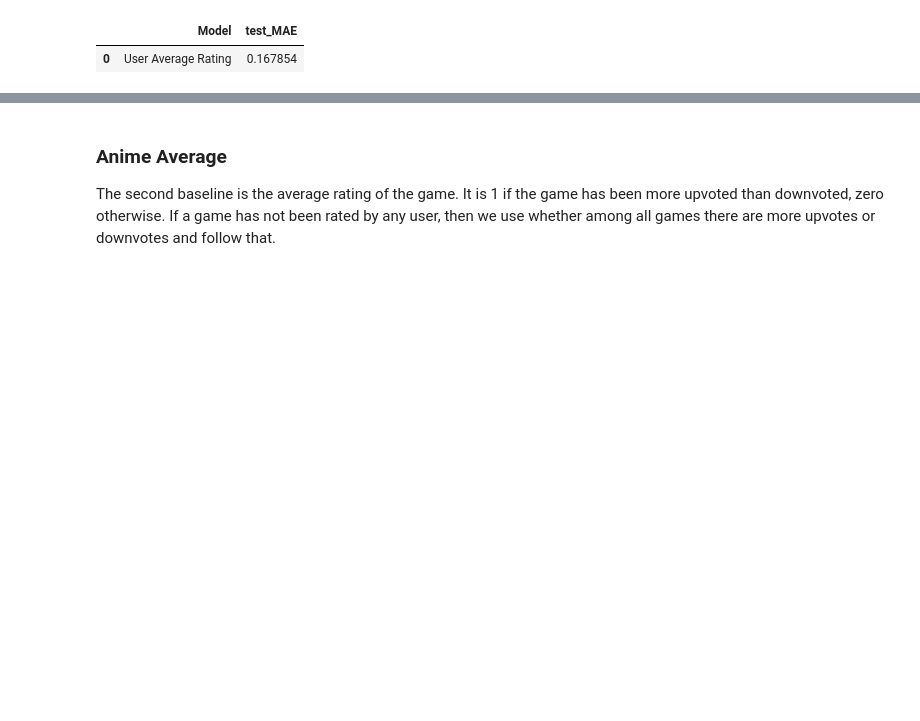
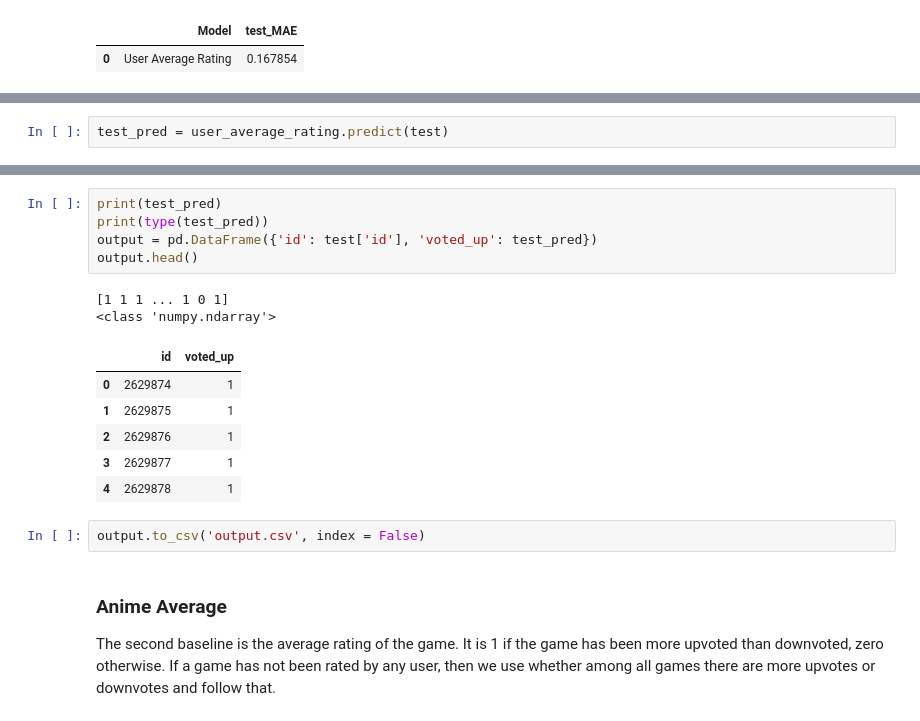
Before and after one commit to akseljoonas/rec-system-MLFortnight, a Jupyter notebook: main_model.ipynb, the cells around one changed output, grey strips where cells are left out. Drawn from its saved outputs; the diff is of its cells as text; blank space fills up the shorter version.

```diff
--- a/main_model.ipynb
+++ b/main_model.ipynb
@@ -418,0 +439,2 @@ Predicting...
+# %%
+test_pred = user_average_rating.predict(test)
@@ -419,3 +449,19 @@ Predicting...
+# %%
+print(test_pred)
+print(type(test_pred))
+output = pd.DataFrame({'id': test['id'], 'voted_up': test_pred})
+output.head()
+# %% [output]
+[1 1 1 ... 1 0 1]
+<class 'numpy.ndarray'>
+|  | id | voted_up |
+| 0 | 2629874 | 1 |
+| 1 | 2629875 | 1 |
+| 2 | 2629876 | 1 |
+| 3 | 2629877 | 1 |
+| 4 | 2629878 | 1 |
+# %%
+output.to_csv('output.csv', index = False)
 # %% [markdown]
 ### Anime Average
 
```
Also changed, not shown: parts of 6 cells of this notebook.
